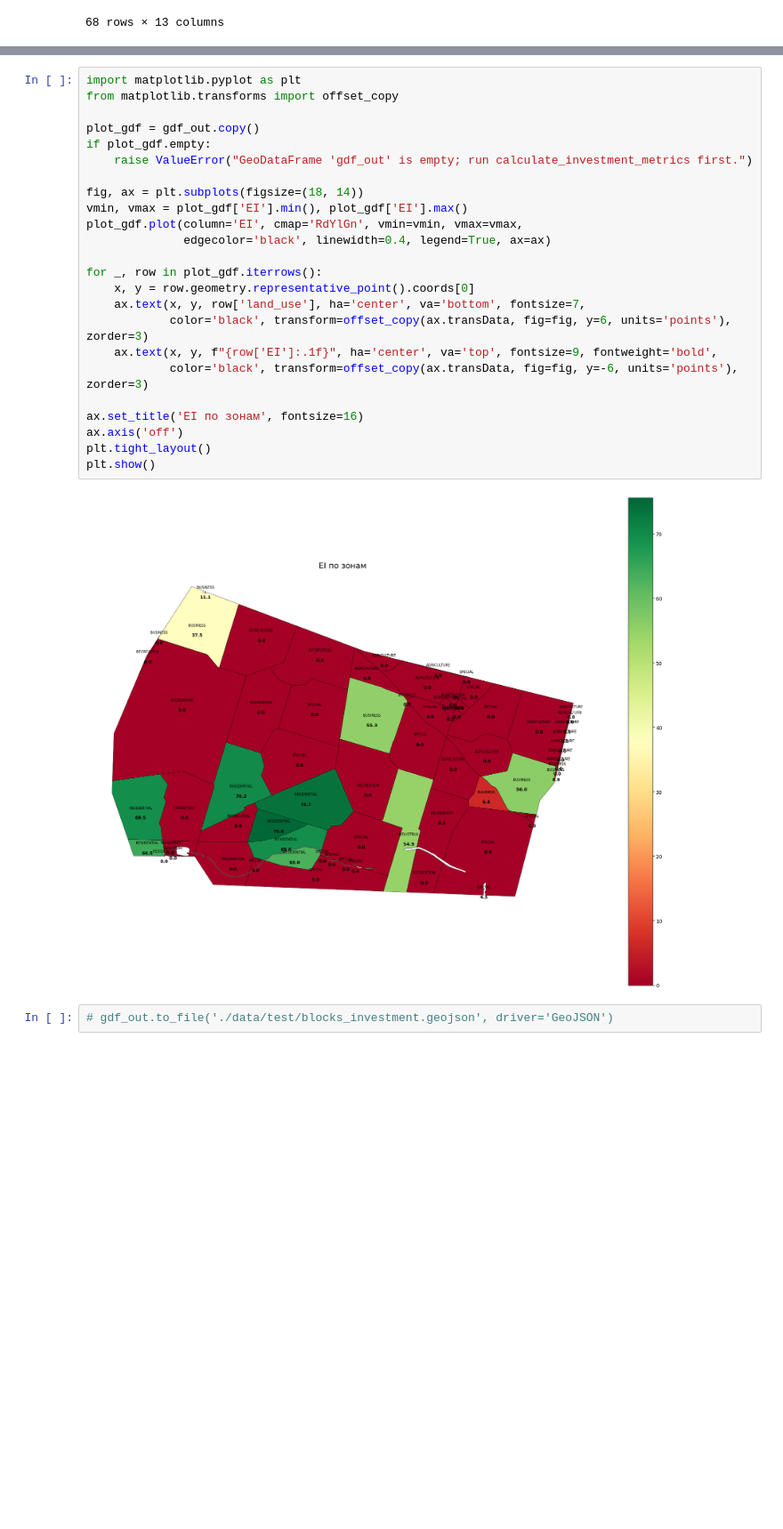
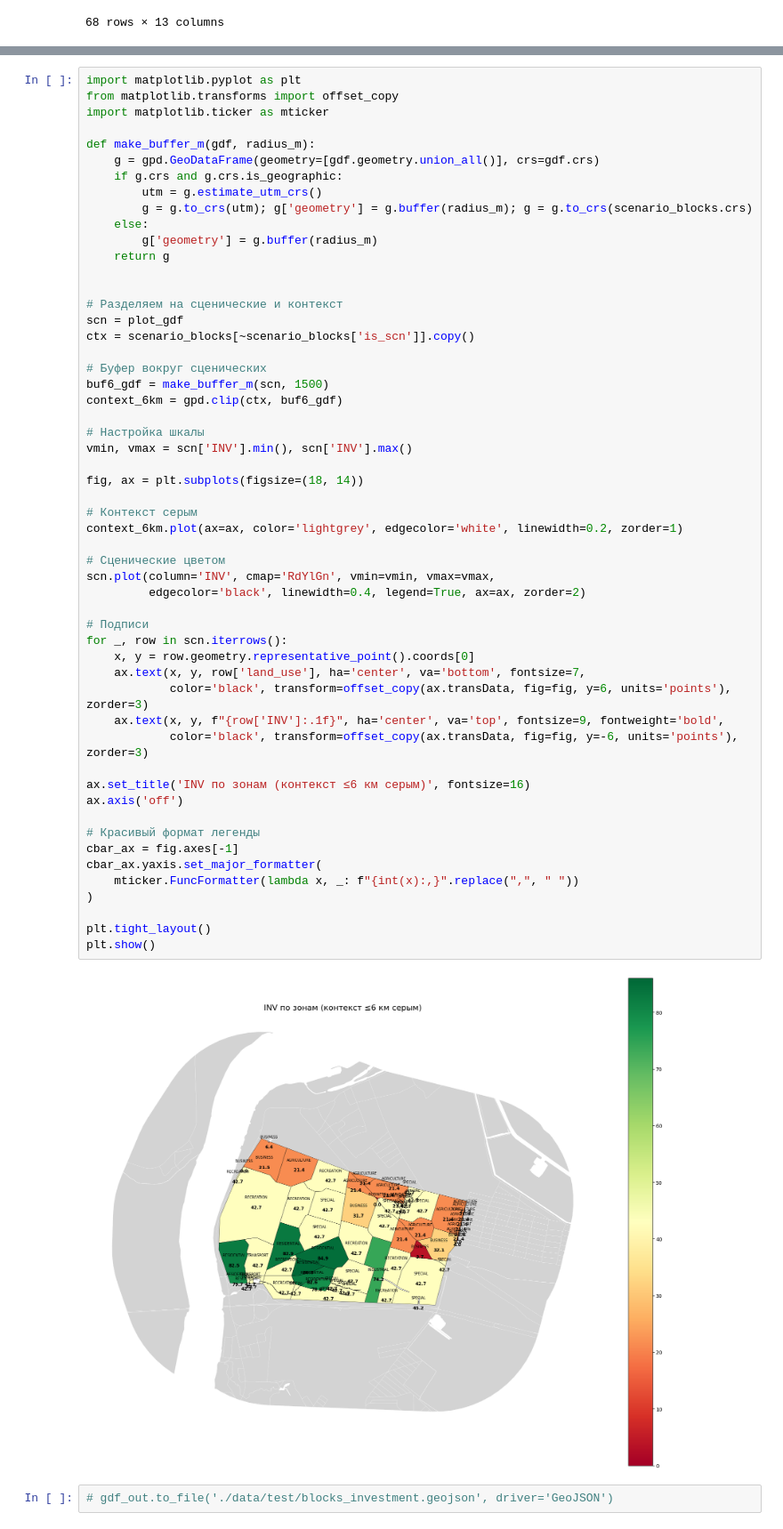
Before and after one commit to Mvin8/Urbanomy, a Jupyter notebook: examples/investment_metrics.ipynb, the cells around one changed output, grey strips where cells are left out. Shown at 89% size. Cells and saved outputs as stored; diff of their text form; blank space fills up the shorter version.

```diff
--- a/examples/investment_metrics.ipynb
+++ b/examples/investment_metrics.ipynb
@@ -298,28 +292,58 @@ plt.show()
 # %%
 import matplotlib.pyplot as plt
 from matplotlib.transforms import offset_copy
+import matplotlib.ticker as mticker
 
-plot_gdf = gdf_out.copy()
-if plot_gdf.empty:
-    raise ValueError("GeoDataFrame 'gdf_out' is empty; run calculate_investment_metrics first.")
+def make_buffer_m(gdf, radius_m):
+    g = gpd.GeoDataFrame(geometry=[gdf.geometry.union_all()], crs=gdf.crs)
+    if g.crs and g.crs.is_geographic:
+        utm = g.estimate_utm_crs()
+        g = g.to_crs(utm); g['geometry'] = g.buffer(radius_m); g = g.to_crs(scenario_blocks.crs)
+    else:
+        g['geometry'] = g.buffer(radius_m)
+    return g
+
+
+# Разделяем на сценические и контекст
+scn = plot_gdf
+ctx = scenario_blocks[~scenario_blocks['is_scn']].copy()
+
+# Буфер вокруг сценических
+buf6_gdf = make_buffer_m(scn, 1500)
+context_6km = gpd.clip(ctx, buf6_gdf)
+
+# Настройка шкалы
+vmin, vmax = scn['INV'].min(), scn['INV'].max()
 
 fig, ax = plt.subplots(figsize=(18, 14))
-vmin, vmax = plot_gdf['EI'].min(), plot_gdf['EI'].max()
-plot_gdf.plot(column='EI', cmap='RdYlGn', vmin=vmin, vmax=vmax,
-              edgecolor='black', linewidth=0.4, legend=True, ax=ax)
 
-for _, row in plot_gdf.iterrows():
+# Контекст серым
+context_6km.plot(ax=ax, color='lightgrey', edgecolor='white', linewidth=0.2, zorder=1)
+
+# Сценические цветом
+scn.plot(column='INV', cmap='RdYlGn', vmin=vmin, vmax=vmax,
+         edgecolor='black', linewidth=0.4, legend=True, ax=ax, zorder=2)
+
+# Подписи
+for _, row in scn.iterrows():
     x, y = row.geometry.representative_point().coords[0]
     ax.text(x, y, row['land_use'], ha='center', va='bottom', fontsize=7,
             color='black', transform=offset_copy(ax.transData, fig=fig, y=6, units='points'), zorder=3)
-    ax.text(x, y, f"{row['EI']:.1f}", ha='center', va='top', fontsize=9, fontweight='bold',
+    ax.text(x, y, f"{row['INV']:.1f}", ha='center', va='top', fontsize=9, fontweight='bold',
             color='black', transform=offset_copy(ax.transData, fig=fig, y=-6, units='points'), zorder=3)
 
-ax.set_title('EI по зонам', fontsize=16)
+ax.set_title('INV по зонам (контекст ≤6 км серым)', fontsize=16)
 ax.axis('off')
+
+# Красивый формат легенды
+cbar_ax = fig.axes[-1]
+cbar_ax.yaxis.set_major_formatter(
+    mticker.FuncFormatter(lambda x, _: f"{int(x):,}".replace(",", " "))
+)
+
 plt.tight_layout()
 plt.show()
 # %% [output]
-[figure, old version]
+[figure, new version]
 # %%
 # gdf_out.to_file('./data/test/blocks_investment.geojson', driver='GeoJSON')
```
Also changed, not shown: parts of 5 cells of this notebook, 17 other files.
